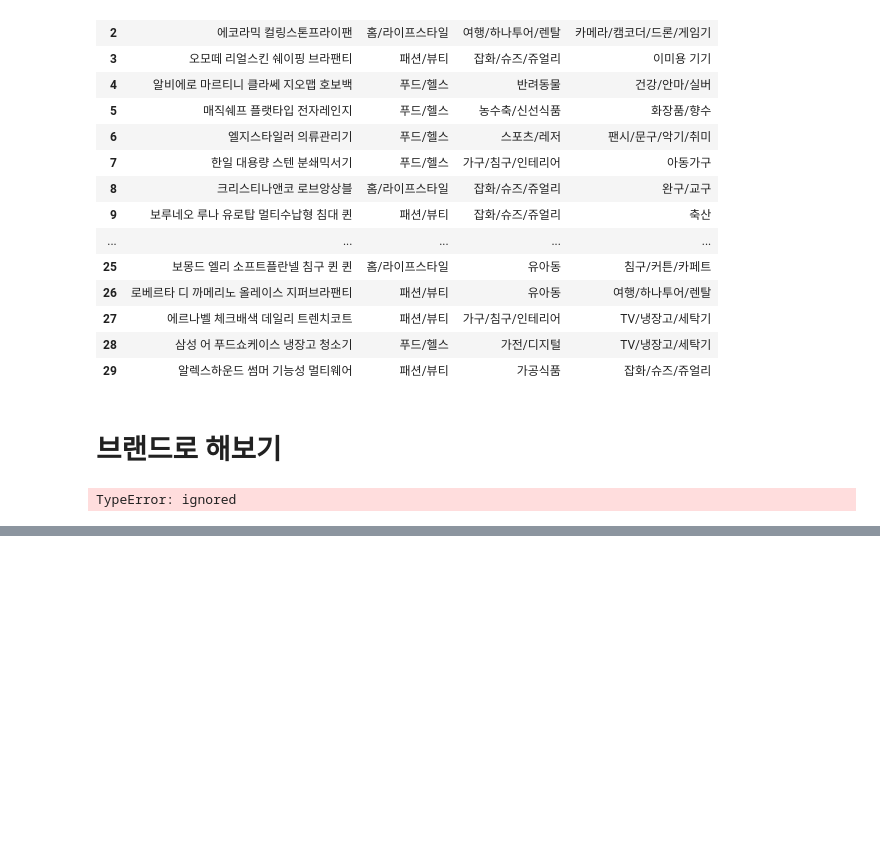
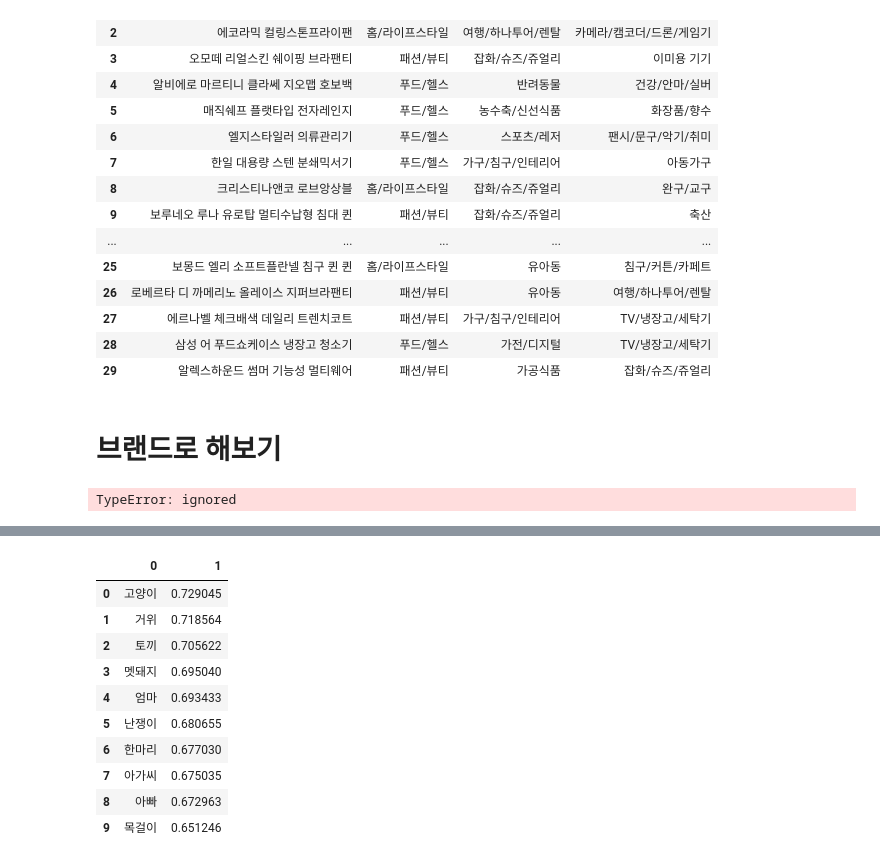
Before and after one commit to shp1204/WANPANMAN, a Jupyter notebook: 카테고리화DOC2VEC.ipynb, the cells around one changed output, grey strips where cells are left out. Cells and saved outputs as stored; diff of their text form; code cells hidden in the pictures; blank space fills up the shorter version.

Commit message:
pretrained model

```diff
--- a/카테고리화DOC2VEC.ipynb
+++ b/카테고리화DOC2VEC.ipynb
@@ -898,0 +988,19 @@ result.loc[:,['product_name', 'C1']].head(10)
+# %%
+from gensim.models import Word2Vec
+import pandas as pd
+
+ko_model = Word2Vec.load('/content/drive/My Drive/shop/WANPANMAN/models/ko/ko.bin')
+a = ko_model.wv.most_similar("강아지")
+display(pd.DataFrame(a))
+# %% [output]
+|  | 0 | 1 |
+| 0 | 고양이 | 0.729045 |
+| 1 | 거위 | 0.718564 |
+| 2 | 토끼 | 0.705622 |
+| 3 | 멧돼지 | 0.695040 |
+| 4 | 엄마 | 0.693433 |
+| 5 | 난쟁이 | 0.680655 |
+| 6 | 한마리 | 0.677030 |
+| 7 | 아가씨 | 0.675035 |
+| 8 | 아빠 | 0.672963 |
+| 9 | 목걸이 | 0.651246 |
```
Also changed, not shown: parts of 34 cells of this notebook.
